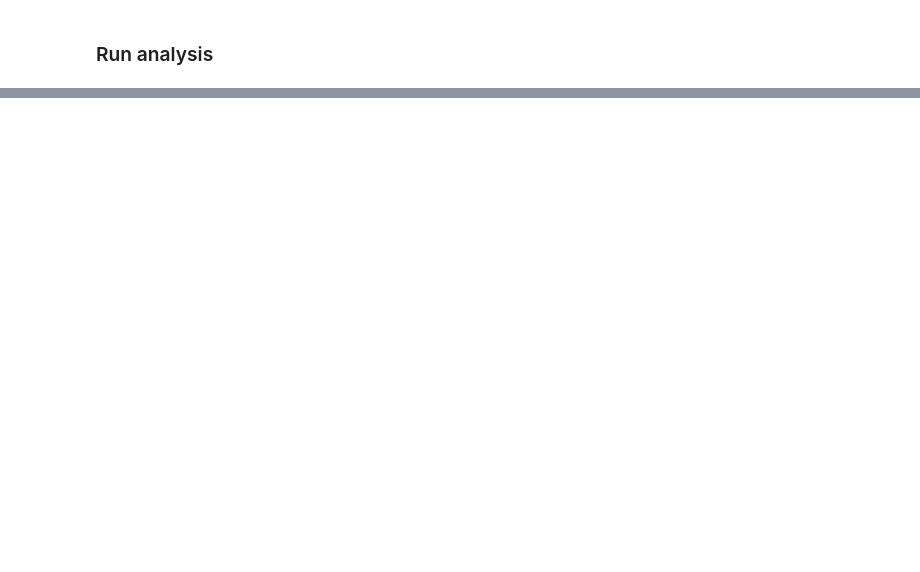
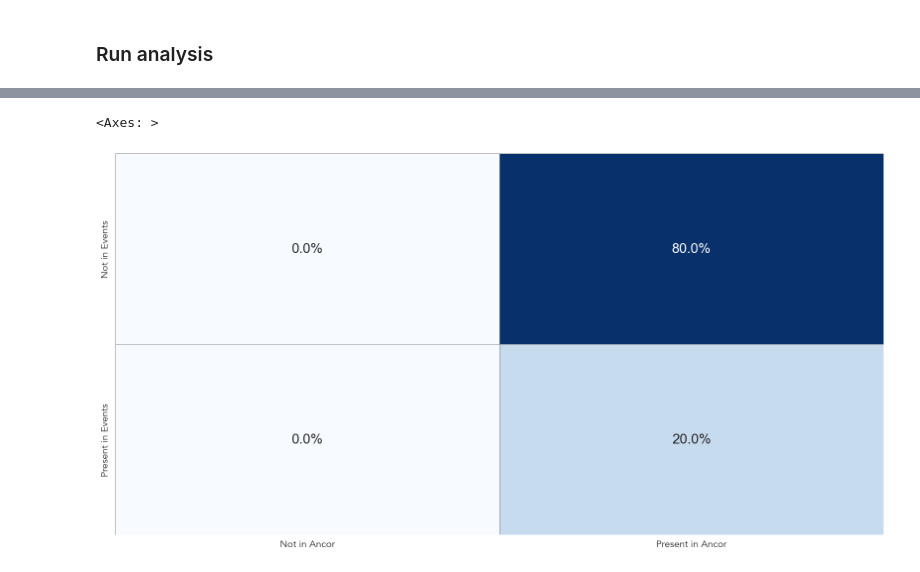
Before and after one commit to facebookincubator/LTVision, a Jupyter notebook: example.ipynb, the cells around one changed output, grey strips where cells are left out. Saved outputs shown, nothing was run; the diff lists cells and outputs as text; code cells hidden in the pictures; blank space fills up the shorter version.

Commit message:
Change how to plot the users intersection to a grid

```diff
--- a/example.ipynb
+++ b/example.ipynb
@@ -105,0 +52,5 @@ linear_corr=0.96
+# %%
+da.plot_users_intersection()
+# %% [output]
+<Axes: >
+[figure, added]
```
Also changed, not shown: parts of 12 cells of this notebook, 2 other files.
